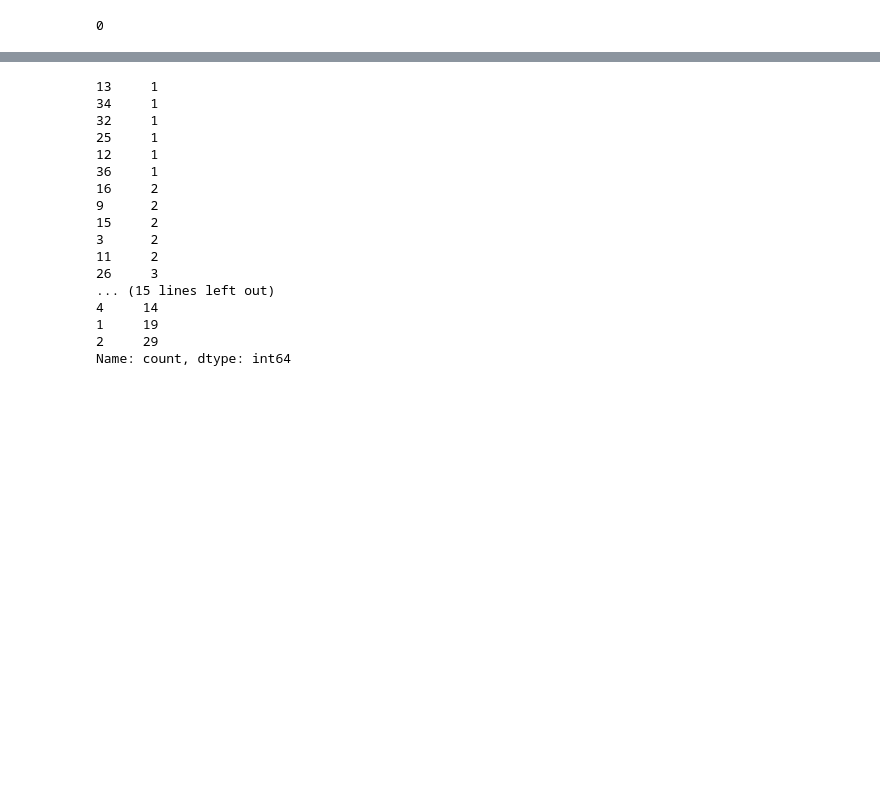
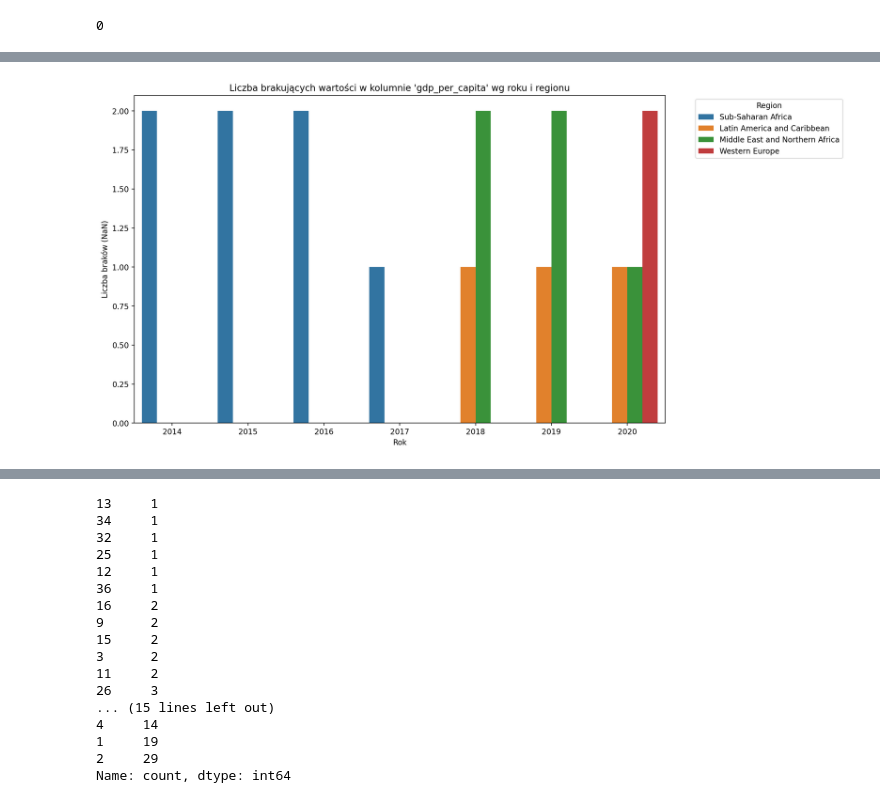
Before and after one commit to lukaszkortals/sad_proj, a Jupyter notebook: notebooks/01_wprowadzenie_i_czyszczenie.ipynb, the cells around one changed output, grey strips where cells are left out. Cells and saved outputs as stored; diff of their text form; code cells hidden in the pictures; blank space fills up the shorter version.

```diff
--- a/notebooks/01_wprowadzenie_i_czyszczenie.ipynb
+++ b/notebooks/01_wprowadzenie_i_czyszczenie.ipynb
@@ -294,0 +493,18 @@ df['generosity'].isnull().sum()
+# %%
+# Filtrowanie tylko obserwacji z brakującą wartością w 'gdp_per_capita'
+missing_gdp = df[df['gdp_per_capita'].isnull()]
+
+# Grupowanie i zliczanie braków według roku i regionu
+missing_gdp_counts = missing_gdp.groupby(['year', 'region']).size().reset_index(name='NaN_count')
+
+# Tworzenie wykresu
+plt.figure(figsize=(14, 7))
+sns.barplot(data=missing_gdp_counts, x='year', y='NaN_count', hue='region')
+plt.title("Liczba brakujących wartości w kolumnie 'gdp_per_capita' wg roku i regionu")
+plt.xlabel("Rok")
+plt.ylabel("Liczba braków (NaN)")
+plt.legend(title="Region", bbox_to_anchor=(1.05, 1), loc='upper left')
+plt.tight_layout()
+plt.show()
+# %% [output]
+[figure, added]
```
Also changed, not shown: parts of 33 cells of this notebook, 1 other file.
